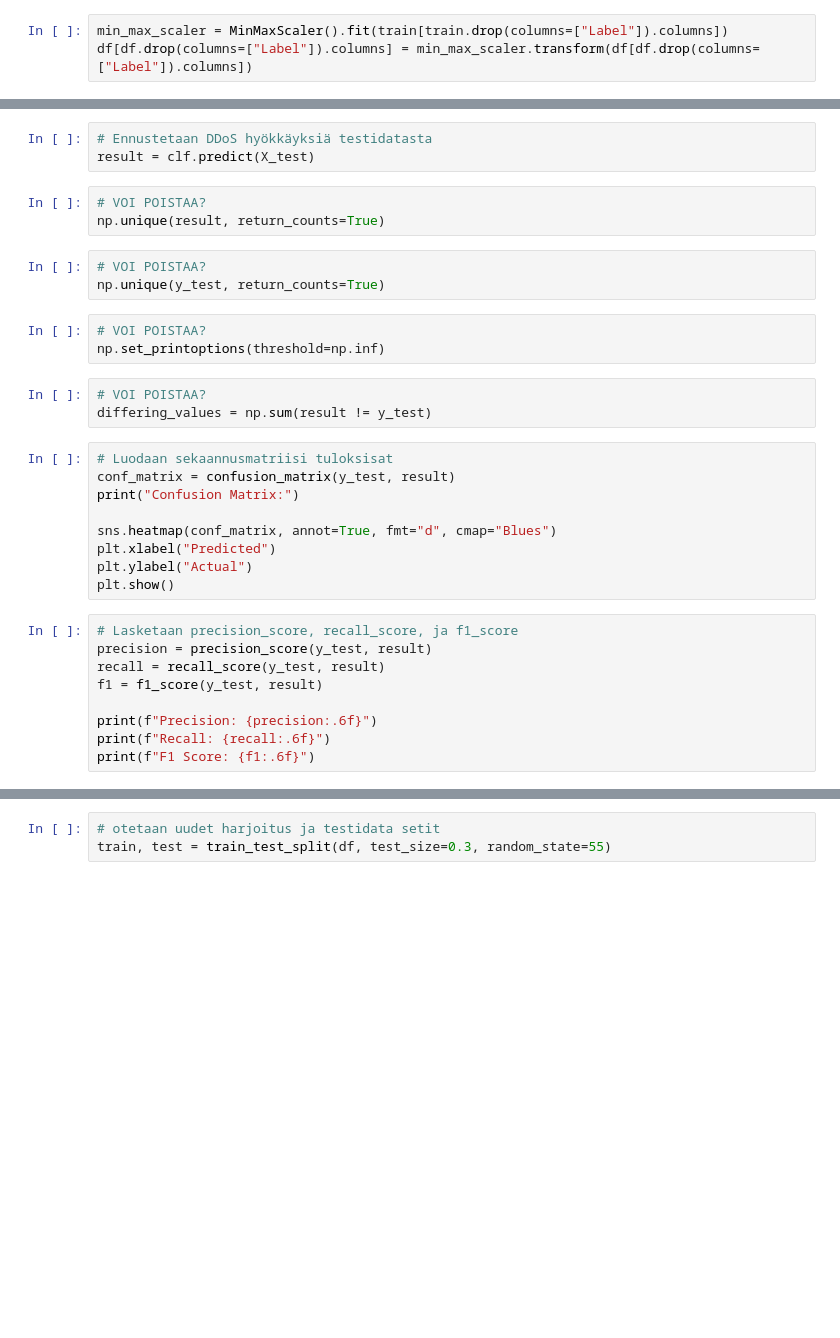
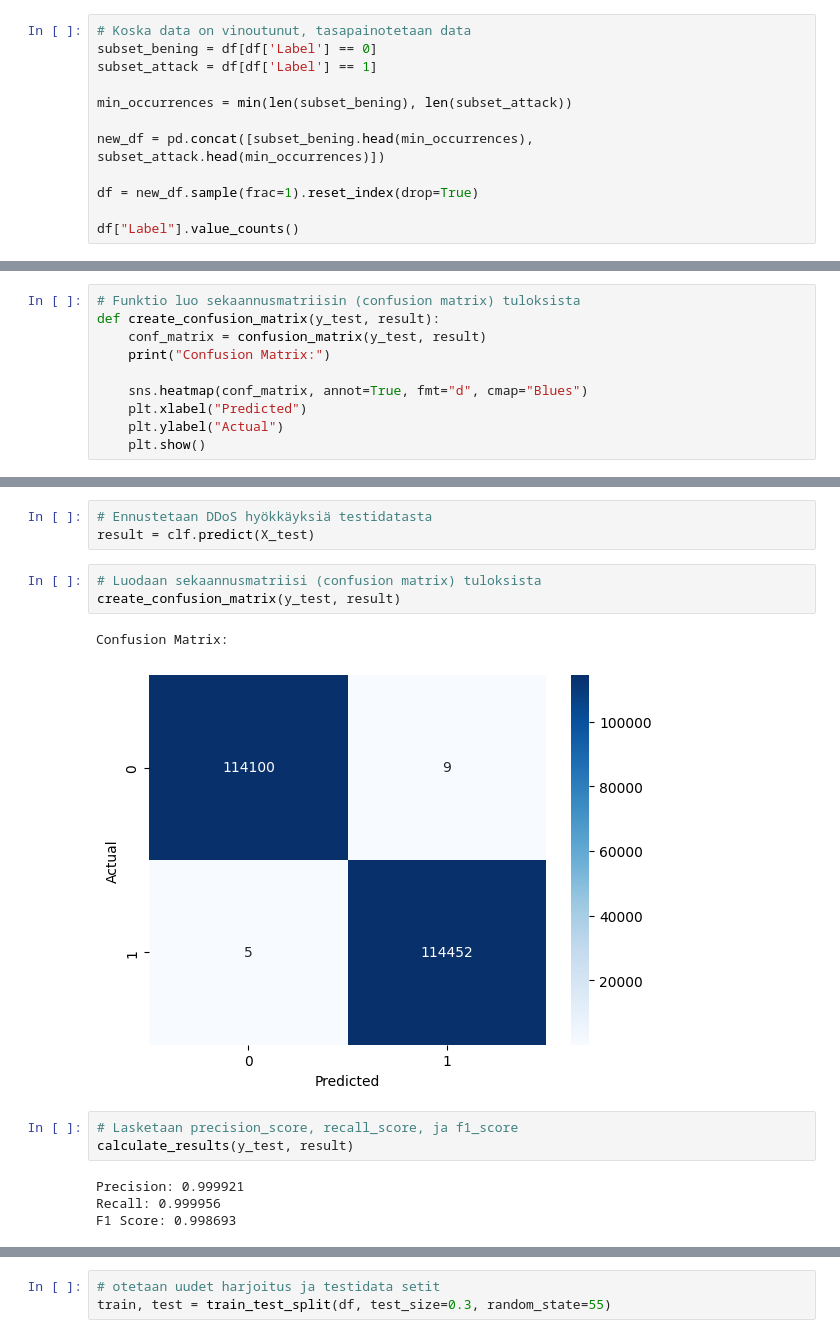
Before and after one commit to GouchinHub/kybs3050project, a Jupyter notebook: Harjoitustyo.ipynb, the cells around one changed output, grey strips where cells are left out. Saved outputs shown, nothing was run; the diff lists cells and outputs as text; blank space fills up the shorter version.

```diff
--- a/Harjoitustyo.ipynb
+++ b/Harjoitustyo.ipynb
@@ -64,5 +114,14 @@ df.replace(to_replace=["FTP-BruteForce", "SSH-Bruteforce"], value="Attack", inpl
 df.replace(to_replace="Benign", value=0, inplace=True)
 df.replace(to_replace="Attack", value=1, inplace=True)
-# %%
-min_max_scaler = MinMaxScaler().fit(train[train.drop(columns=["Label"]).columns])
-df[df.drop(columns=["Label"]).columns] = min_max_scaler.transform(df[df.drop(columns=["Label"]).columns])
+# %%
+# Koska data on vinoutunut, tasapainotetaan data
+subset_bening = df[df['Label'] == 0]
+subset_attack = df[df['Label'] == 1]
+
+min_occurrences = min(len(subset_bening), len(subset_attack))
+
+new_df = pd.concat([subset_bening.head(min_occurrences), subset_attack.head(min_occurrences)])
+
+df = new_df.sample(frac=1).reset_index(drop=True)
+
+df["Label"].value_counts()
@@ -86,0 +167,10 @@ print(y_train.shape)
+# %%
+# Funktio luo sekaannusmatriisin (confusion matrix) tuloksista
+def create_confusion_matrix(y_test, result):
+    conf_matrix = confusion_matrix(y_test, result)
+    print("Confusion Matrix:")
+
+    sns.heatmap(conf_matrix, annot=True, fmt="d", cmap="Blues")
+    plt.xlabel("Predicted")
+    plt.ylabel("Actual")
+    plt.show()
@@ -94,33 +230,16 @@ clf = MLPClassifier(random_state=1, max_iter=300).fit(X_train, y_train)
 # %%
 # Ennustetaan DDoS hyökkäyksiä testidatasta
 result = clf.predict(X_test)
-# %%
-# VOI POISTAA?
-np.unique(result, return_counts=True)
-# %%
-# VOI POISTAA?
-np.unique(y_test, return_counts=True)
-# %%
-# VOI POISTAA?
-np.set_printoptions(threshold=np.inf)
-# %%
-# VOI POISTAA?
-differing_values = np.sum(result != y_test)
 # %%
-# Luodaan sekaannusmatriisi tuloksisat
-conf_matrix = confusion_matrix(y_test, result)
-print("Confusion Matrix:")
-
-sns.heatmap(conf_matrix, annot=True, fmt="d", cmap="Blues")
-plt.xlabel("Predicted")
-plt.ylabel("Actual")
-plt.show()
+# Luodaan sekaannusmatriisi (confusion matrix) tuloksista
+create_confusion_matrix(y_test, result)
+# %% [output]
+Confusion Matrix:
+[figure, added]
 # %%
 # Lasketaan precision_score, recall_score, ja f1_score
-precision = precision_score(y_test, result)
-recall = recall_score(y_test, result)
-f1 = f1_score(y_test, result)
-
-print(f"Precision: {precision:.6f}")
-print(f"Recall: {recall:.6f}")
-print(f"F1 Score: {f1:.6f}")
+calculate_results(y_test, result)
+# %% [output]
+Precision: 0.999921
+Recall: 0.999956
+F1 Score: 0.998693
```
Also changed, not shown: parts of 81 cells of this notebook.
